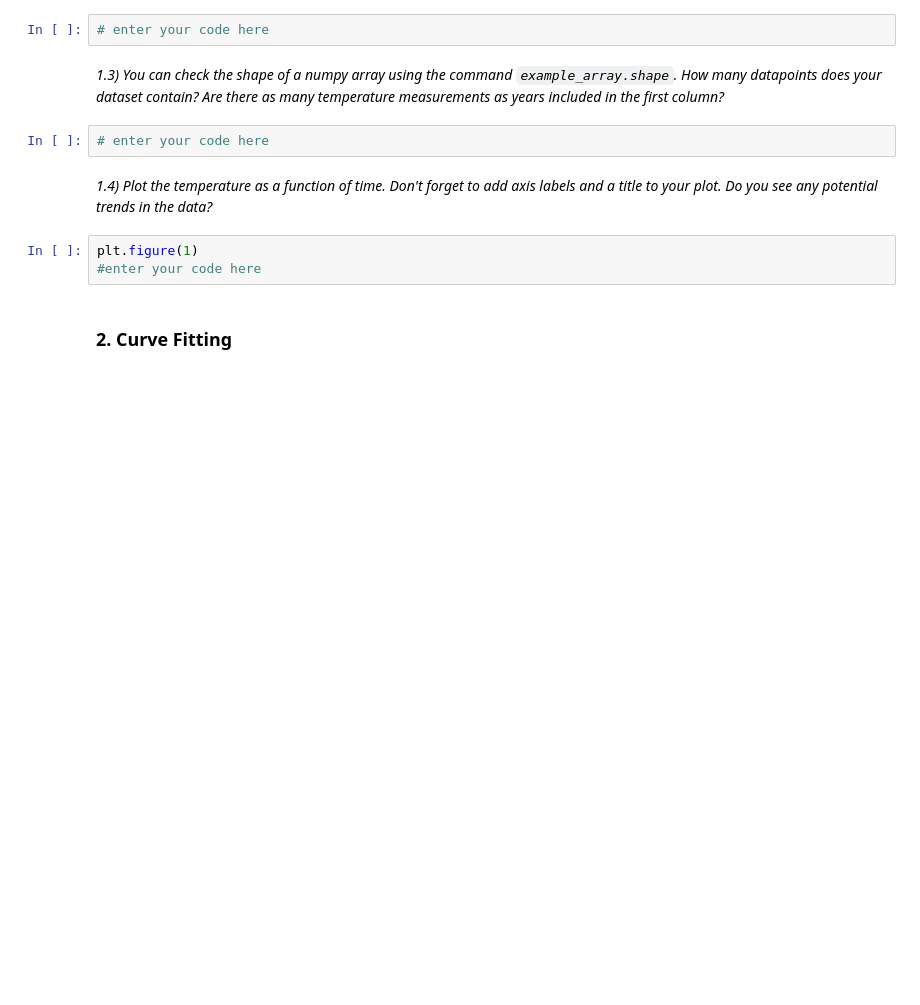
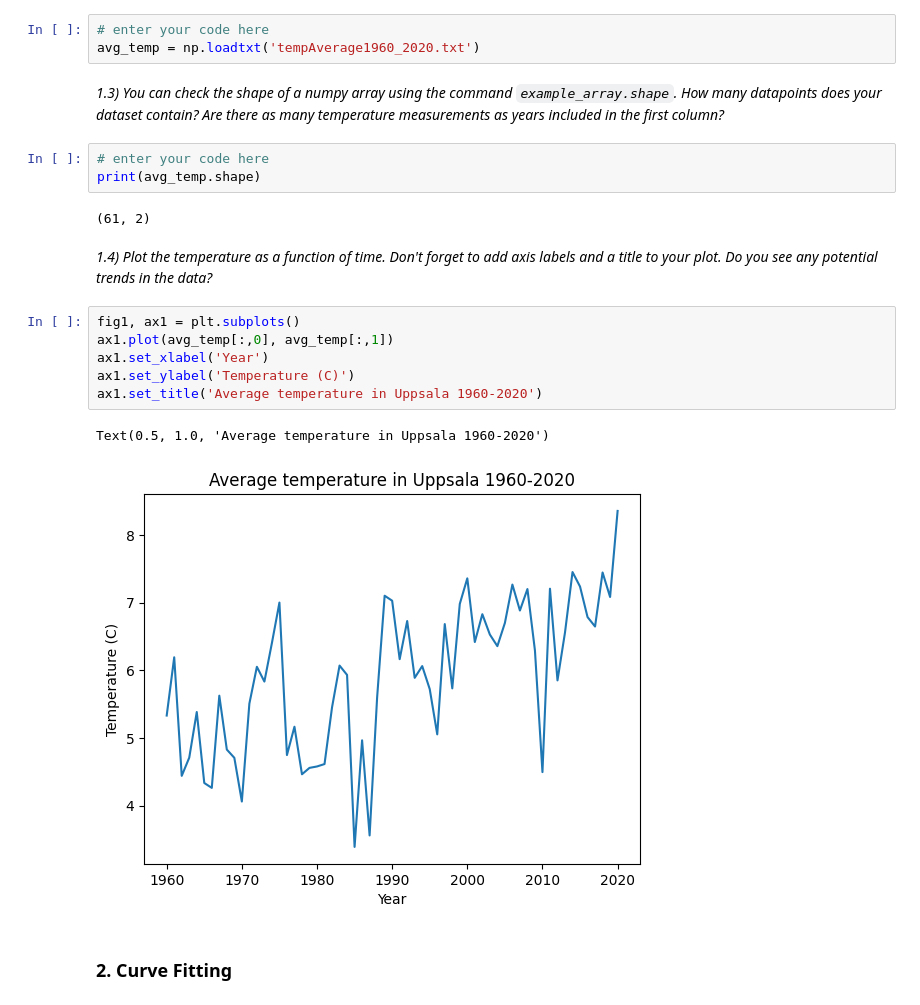
Before and after one commit to Hobbit0419/Uni_code, a Jupyter notebook: Dataanlys/Lab2/Lab2_P2.ipynb, the cells around one changed output. Saved outputs shown, nothing was run; the diff lists cells and outputs as text; blank space fills up the shorter version.

```diff
--- a/Dataanlys/Lab2/Lab2_P2.ipynb
+++ b/Dataanlys/Lab2/Lab2_P2.ipynb
@@ -17,15 +17,25 @@ _1.2) Load the txt file tempAverage1960_2020.txt using NumPy and store it using
 Hint: You can load a txt file into an ndarray called example_array using the numpy command `example_array = np.loadtxt('example_filename.txt', usecols=(0,1))`, where the last argument specifies which columns you want to include. In this case, we want to include the first and second columns indexed 0 and 1, respectively. You can then collect the data in the first column using the command `example_array[:, 0]`.
 # %%
 # enter your code here
+avg_temp = np.loadtxt('tempAverage1960_2020.txt')
 # %% [markdown]
 _1.3) You can check the shape of a numpy array using the command `example_array.shape`. How many datapoints does your dataset contain? Are there as many temperature measurements as years included in the first column?_
 # %%
 # enter your code here
+print(avg_temp.shape)
+# %% [output]
+(61, 2)
 # %% [markdown]
 _1.4) Plot the temperature as a function of time. Don't forget to add axis labels and a title to your plot. Do you see any potential trends in the data?_
-# %%
-plt.figure(1)
-#enter your code here
+# %%
+fig1, ax1 = plt.subplots()
+ax1.plot(avg_temp[:,0], avg_temp[:,1])
+ax1.set_xlabel('Year')
+ax1.set_ylabel('Temperature (C)')
+ax1.set_title('Average temperature in Uppsala 1960-2020')
+# %% [output]
+Text(0.5, 1.0, 'Average temperature in Uppsala 1960-2020')
+[figure, added]
 # %% [markdown]
 ### 2. Curve Fitting
 # %% [markdown]
```
Also changed, not shown: parts of 8 cells of this notebook, 9 other files.
